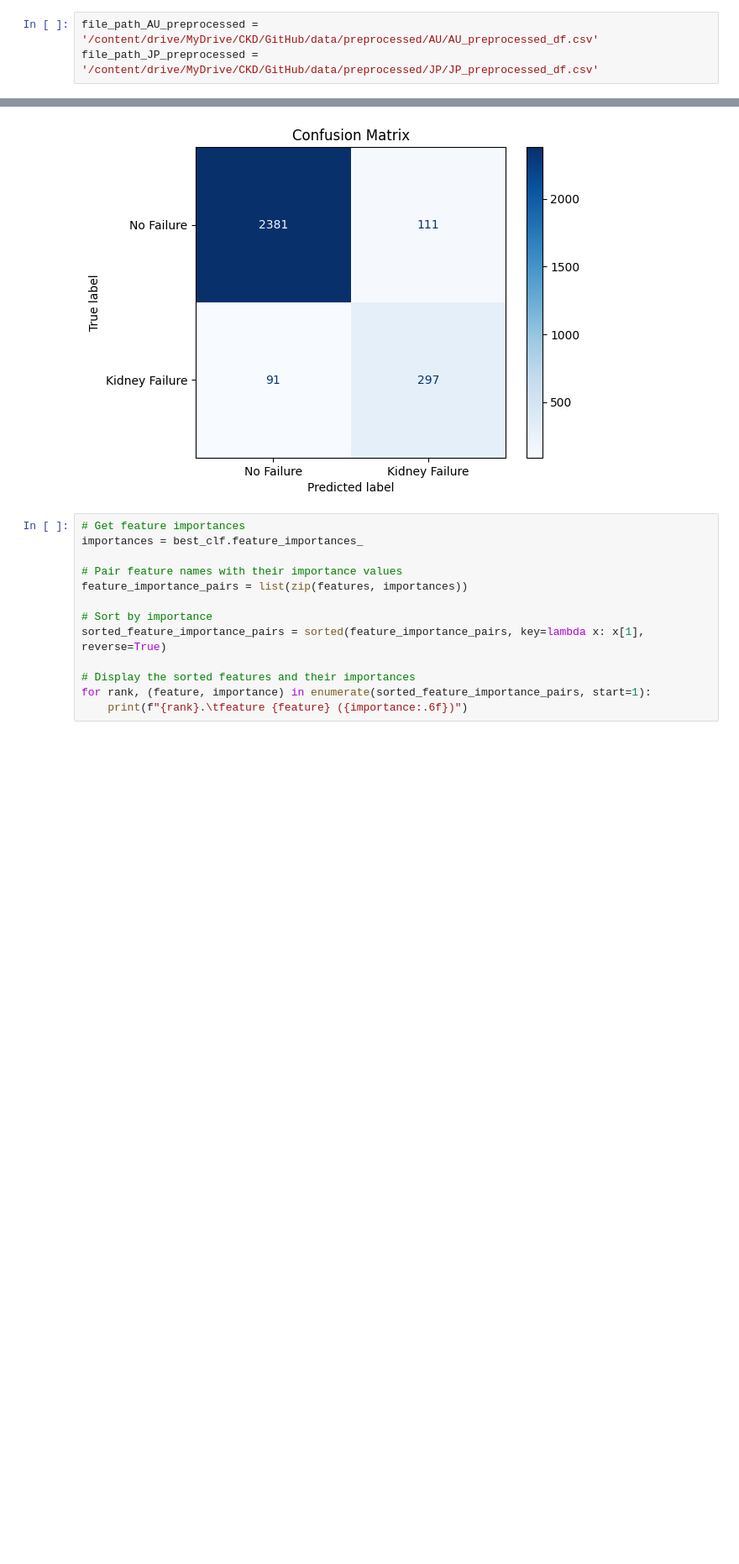
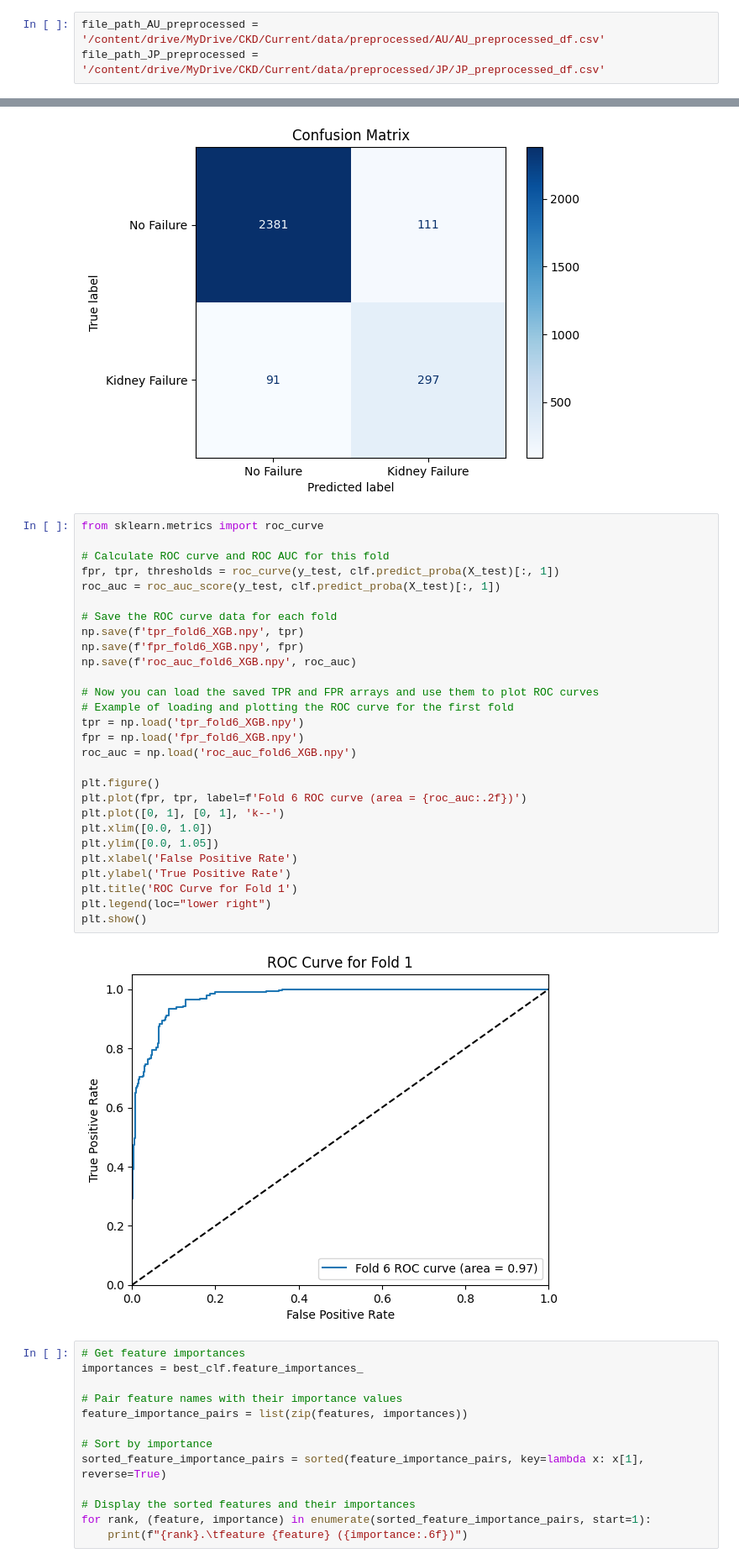
Before and after one commit to roysup/Chronic-Kidney-Disease, a Jupyter notebook: src/models/XGB.ipynb, the cells around one changed output, grey strips where cells are left out. Shown at 84% size. Saved outputs shown, nothing was run; the diff lists cells and outputs as text; blank space fills up the shorter version.

```diff
--- a/src/models/XGB.ipynb
+++ b/src/models/XGB.ipynb
@@ -34,6 +52,6 @@ Mounted at /content/drive
 # %%
-file_path_AU_preprocessed = '/content/drive/MyDrive/CKD/GitHub/data/preprocessed/AU/AU_preprocessed_df.csv'
-file_path_JP_preprocessed = '/content/drive/MyDrive/CKD/GitHub/data/preprocessed/JP/JP_preprocessed_df.csv'
+file_path_AU_preprocessed = '/content/drive/MyDrive/CKD/Current/data/preprocessed/AU/AU_preprocessed_df.csv'
+file_path_JP_preprocessed = '/content/drive/MyDrive/CKD/Current/data/preprocessed/JP/JP_preprocessed_df.csv'
 # %% [markdown]
 # Preparing for Tree Based Model
 # %% [markdown]
@@ -637,6 +679,36 @@ Final ROC-AUC Score:
 TPR: 0.765464 TNR: 0.955457 FPR: 0.0445425 FNR: 0.234536
 Accuracy: 0.929861 Precision: 0.727941 Recall: 0.765464 F1 Score: 0.746231 Specificity: 0.955457 ROC-AUC: 0.97252
 [figure]
+# %%
+from sklearn.metrics import roc_curve
+
+# Calculate ROC curve and ROC AUC for this fold
+fpr, tpr, thresholds = roc_curve(y_test, clf.predict_proba(X_test)[:, 1])
+roc_auc = roc_auc_score(y_test, clf.predict_proba(X_test)[:, 1])
+
+# Save the ROC curve data for each fold
+np.save(f'tpr_fold6_XGB.npy', tpr)
+np.save(f'fpr_fold6_XGB.npy', fpr)
+np.save(f'roc_auc_fold6_XGB.npy', roc_auc)
+
+# Now you can load the saved TPR and FPR arrays and use them to plot ROC curves
+# Example of loading and plotting the ROC curve for the first fold
+tpr = np.load('tpr_fold6_XGB.npy')
+fpr = np.load('fpr_fold6_XGB.npy')
+roc_auc = np.load('roc_auc_fold6_XGB.npy')
+
+plt.figure()
+plt.plot(fpr, tpr, label=f'Fold 6 ROC curve (area = {roc_auc:.2f})')
+plt.plot([0, 1], [0, 1], 'k--')
+plt.xlim([0.0, 1.0])
+plt.ylim([0.0, 1.05])
+plt.xlabel('False Positive Rate')
+plt.ylabel('True Positive Rate')
+plt.title('ROC Curve for Fold 1')
+plt.legend(loc="lower right")
+plt.show()
+# %% [output]
+[figure, added]
 # %%
 # Get feature importances
 importances = best_clf.feature_importances_
```
Also changed, not shown: parts of 3 cells of this notebook, 12 other files.
